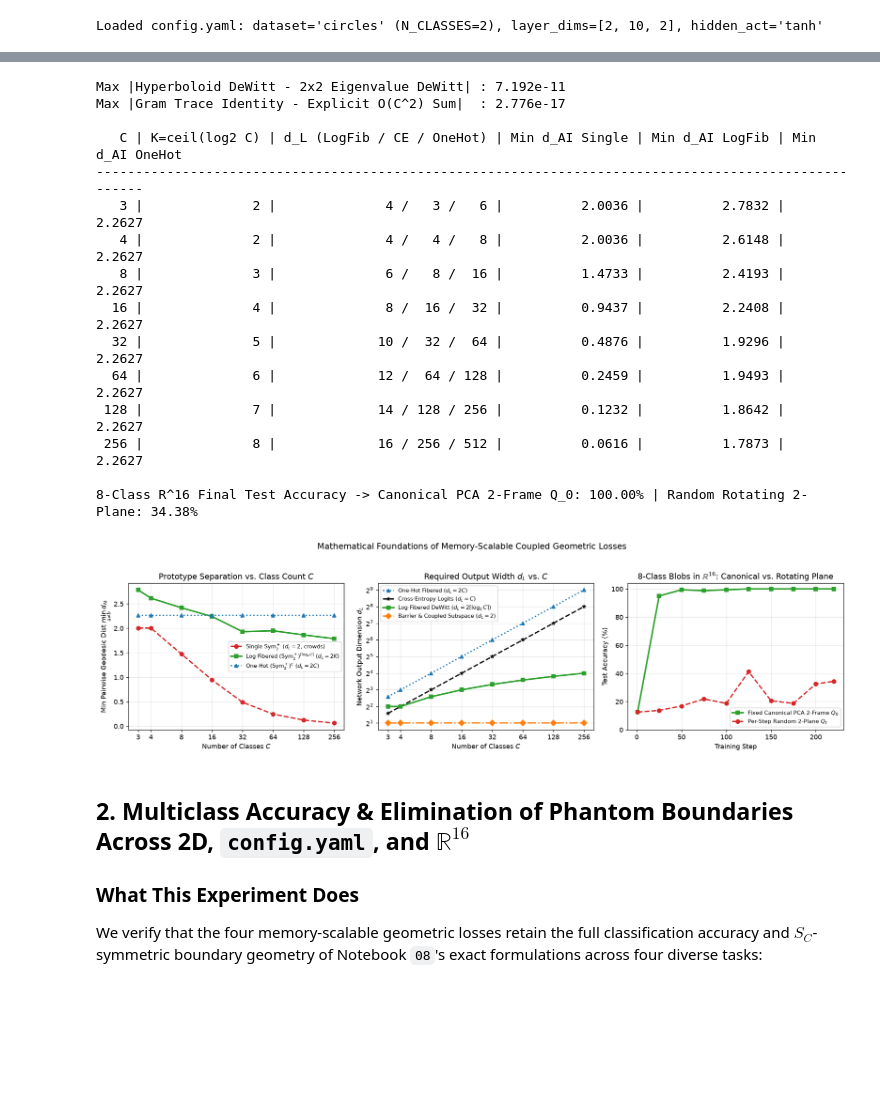
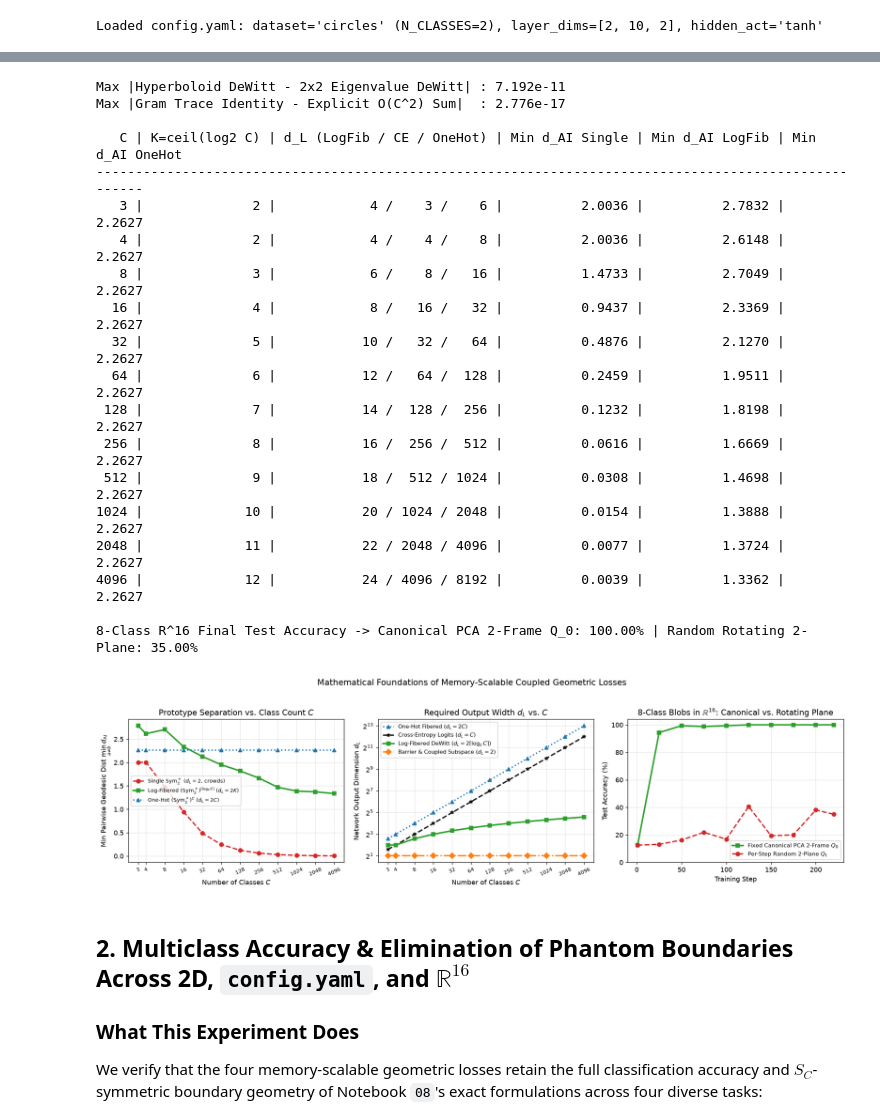
Before and after one commit to rramosp/metriclosses, a Jupyter notebook: notebooks/09-scalable-coupled-multiclass.ipynb, the cells around one changed output, grey strips where cells are left out. Saved outputs shown, nothing was run; the diff lists cells and outputs as text; code cells hidden in the pictures; blank space fills up the shorter version.

```diff
--- a/notebooks/09-scalable-coupled-multiclass.ipynb
+++ b/notebooks/09-scalable-coupled-multiclass.ipynb
@@ -209,29 +209,43 @@ err_gram = abs(gram_info["mean_cross_cls_sq"] - explicit_off)
 print(f"Max |Hyperboloid DeWitt - 2x2 Eigenvalue DeWitt| : {err_hyp:.3e}")
 print(f"Max |Gram Trace Identity - Explicit O(C^2) Sum|  : {err_gram:.3e}\n")
 
-c_grid = [3, 4, 8, 16, 32, 64, 128, 256]
+c_grid = [3, 4, 8, 16, 32, 64, 128, 256, 512, 1024, 2048, 4096]
 min_d_single, min_d_logfib, min_d_onehot = [], [], []
 dl_ce, dl_logfib, dl_onehot, dl_const = [], [], [], []
+proto_cache_nb09 = {}
 
 print(f"{'C':>4} | {'K=ceil(log2 C)':>14} | {'d_L (LogFib / CE / OneHot)':>26} | {'Min d_AI Single':>15} | {'Min d_AI LogFib':>15} | {'Min d_AI OneHot':>15}")
 print("-" * 102)
 for c_val in c_grid:
-    # Single Sym^+_2
+    # Single Sym^+_2 (chunked min pairwise distance)
     pr_s, pisq_s = build_dewitt_simplex_prototypes(c_val, tau=0.80)
-    d2_s = compute_dewitt_dist_sq(pr_s, pisq_s) + torch.eye(c_val) * 1e6
-    md_s = math.sqrt(d2_s.min().item())
+    md_s_sq = float("inf")
+    for r0 in range(0, c_val, 64):
+        r1 = min(r0 + 64, c_val)
+        d2_blk = compute_dewitt_dist_sq(pr_s[r0:r1], pisq_s)
+        for loc_i in range(r1 - r0):
+            d2_blk[loc_i, r0 + loc_i] = 1e6
+        md_s_sq = min(md_s_sq, d2_blk.min().item())
+    md_s = math.sqrt(md_s_sq)
     min_d_single.append(md_s)
 
-    # Log-Fibered (Sym^+_2)^K
+    # Log-Fibered (Sym^+_2)^K (chunked min pairwise distance, cached for Sec 4 & 5)
     k_f, sp_f, up_f = build_log_fiber_prototypes(c_val, tau=0.80)
+    proto_cache_nb09[c_val] = (k_f, sp_f, up_f)
     up_f_pos = up_f * torch.tensor([1.0, -1.0, -1.0])
-    d2_f = hyperboloid_dewitt_dist_sq(
-        sp_f[:, None, :], up_f_pos[:, None, :, :], sp_f[None, :, :], up_f[None, :, :, :]
-    ) + torch.eye(c_val) * 1e6
-    md_f = math.sqrt(d2_f.min().item())
+    md_f_sq = float("inf")
+    for r0 in range(0, c_val, 64):
+        r1 = min(r0 + 64, c_val)
+        d2_blk = hyperboloid_dewitt_dist_sq(
+            sp_f[r0:r1, None, :], up_f_pos[r0:r1, None, :, :], sp_f[None, :, :], up_f[None, :, :, :]
+        )
+        for loc_i in range(r1 - r0):
+            d2_blk[loc_i, r0 + loc_i] = 1e6
+        md_f_sq = min(md_f_sq, d2_blk.min().item())
+    md_f = math.sqrt(md_f_sq)
     min_d_logfib.append(md_f)
 
-    # One-Hot (Sym^+_2)^C: active vs rest differs in 2 fibers by 2*(2*tau^2) = 4*tau^2 -> d = 2*tau
+    # One-Hot (Sym^+_2)^C: active vs rest differs in 2 fibers
     md_oh = 2.0 * math.sqrt(2.0) * 0.80
     min_d_onehot.append(md_oh)
 
@@ -239,7 +253,7 @@ for c_val in c_grid:
     dl_logfib.append(2 * k_f)
     dl_onehot.append(2 * c_val)
     dl_const.append(2)
-    print(f"{c_val:4d} | {k_f:14d} | {f'{2*k_f:3d} / {c_val:3d} / {2*c_val:3d}':>26} | {md_s:15.4f} | {md_f:15.4f} | {md_oh:15.4f}")
+    print(f"{c_val:4d} | {k_f:14d} | {f'{2*k_f:3d} / {c_val:4d} / {2*c_val:4d}':>26} | {md_s:15.4f} | {md_f:15.4f} | {md_oh:15.4f}")
 
 # Compare Canonical PCA 2-Frame Q_0 vs Random Rotating 2-Plane on 8-Class R^16
 X8_tr, y8_tr, X8_te, y8_te = get_synthetic_dataset("blobs", n_train=320, n_test=160, n_classes=8, input_dim=16, cluster_std=0.72, seed=11)
@@ -279,56 +293,60 @@ axes[0].plot(c_grid, min_d_logfib, "s-", color="#2ca02c", lw=2.3, label=r"Log-Fi
 axes[0].plot(c_grid, min_d_onehot, "^:", color="#1f77b4", lw=2.0, label=r"One-Hot $(\mathrm{Sym}^+_2)^C$ ($d_L = 2C$)")
 axes[0].set_xscale("log", base=2)
 axes[0].set_xticks(c_grid)
-axes[0].set_xticklabels([str(c) for c in c_grid])
+axes[0].set_xticklabels([str(c) for c in c_grid], fontsize=7.5, rotation=25)
 axes[0].set_xlabel("Number of Classes $C$")
 axes[0].set_ylabel(r"Min Pairwise Geodesic Dist $\min_{a \neq b} d_{\mathrm{AI}}$")
 axes[0].set_title("Prototype Separation vs. Class Count $C$")
 axes[0].grid(alpha=0.3)
-axes[0].legend(fontsize=8.2)
+axes[0].legend(fontsize=8.0)
 
 axes[1].plot(c_grid, dl_onehot, "^:", color="#1f77b4", lw=2.0, label=r"One-Hot Fibered ($d_L = 2C$)")
 axes[1].plot(c_grid, dl_ce, "*--", color="#111111", lw=2.0, label=r"Cross-Entropy Logits ($d_L = C$)")
 axes[1].plot(c_grid, dl_logfib, "s-", color="#2ca02c", lw=2.3, label=r"Log-Fibered DeWitt ($d_L = 2\lceil\log_2 C\rceil$)")
 axes[1].plot(c_grid, dl_const, "D-.", color="#ff7f0e", lw=2.0, label=r"Barrier & Coupled Subspace ($d_L = 2$)")
 axes[1].set_xscale("log", base=2)
 axes[1].set_yscale("log", base=2)
 axes[1].set_xticks(c_grid)
-axes[1].set_xticklabels([str(c) for c in c_grid])
+axes[1].set_xticklabels([str(c) for c in c_grid], fontsize=7.5, rotation=25)
 axes[1].set_xlabel("Number of Classes $C$")
 axes[1].set_ylabel("Network Output Dimension $d_L$")
 axes[1].set_title("Required Output Width $d_L$ vs. $C$")
 axes[1].grid(alpha=0.3, which="both")
 axes[1].legend(fontsize=8.2)
 
 axes[2].plot(steps_eval, acc_can_hist, "s-", color="#2ca02c", lw=2.3, label=r"Fixed Canonical PCA 2-Frame $Q_0$")
 axes[2].plot(steps_eval, acc_rnd_hist, "o--", color="#d62728", lw=2.0, label=r"Per-Step Random 2-Plane $Q_t$")
 axes[2].set_xlabel("Training Step")
 axes[2].set_ylabel("Test Accuracy (%)")
 axes[2].set_ylim(0, 104)
 axes[2].set_title(r"8-Class Blobs in $\mathbb{R}^{16}$: Canonical vs. Rotating Plane")
 axes[2].grid(alpha=0.3)
 axes[2].legend(fontsize=8.5, loc="lower right")
 
 plt.suptitle("Mathematical Foundations of Memory-Scalable Coupled Geometric Losses", y=1.03, fontsize=13)
 plt.tight_layout()
 plt.show()
 # %% [output]
 Max |Hyperboloid DeWitt - 2x2 Eigenvalue DeWitt| : 7.192e-11
 Max |Gram Trace Identity - Explicit O(C^2) Sum|  : 2.776e-17
 
    C | K=ceil(log2 C) | d_L (LogFib / CE / OneHot) | Min d_AI Single | Min d_AI LogFib | Min d_AI OneHot
 ------------------------------------------------------------------------------------------------------
-   3 |              2 |              4 /   3 /   6 |          2.0036 |          2.7832 |          2.2627
-   4 |              2 |              4 /   4 /   8 |          2.0036 |          2.6148 |          2.2627
-   8 |              3 |              6 /   8 /  16 |          1.4733 |          2.4193 |          2.2627
-  16 |              4 |              8 /  16 /  32 |          0.9437 |          2.2408 |          2.2627
-  32 |              5 |             10 /  32 /  64 |          0.4876 |          1.9296 |          2.2627
-  64 |              6 |             12 /  64 / 128 |          0.2459 |          1.9493 |          2.2627
- 128 |              7 |             14 / 128 / 256 |          0.1232 |          1.8642 |          2.2627
- 256 |              8 |             16 / 256 / 512 |          0.0616 |          1.7873 |          2.2627
+   3 |              2 |            4 /    3 /    6 |          2.0036 |          2.7832 |          2.2627
+   4 |              2 |            4 /    4 /    8 |          2.0036 |          2.6148 |          2.2627
+   8 |              3 |            6 /    8 /   16 |          1.4733 |          2.7049 |          2.2627
+  16 |              4 |            8 /   16 /   32 |          0.9437 |          2.3369 |          2.2627
+  32 |              5 |           10 /   32 /   64 |          0.4876 |          2.1270 |          2.2627
+  64 |              6 |           12 /   64 /  128 |          0.2459 |          1.9511 |          2.2627
+ 128 |              7 |           14 /  128 /  256 |          0.1232 |          1.8198 |          2.2627
+ 256 |              8 |           16 /  256 /  512 |          0.0616 |          1.6669 |          2.2627
+ 512 |              9 |           18 /  512 / 1024 |          0.0308 |          1.4698 |          2.2627
+1024 |             10 |           20 / 1024 / 2048 |          0.0154 |          1.3888 |          2.2627
+2048 |             11 |           22 / 2048 / 4096 |          0.0077 |          1.3724 |          2.2627
+4096 |             12 |           24 / 4096 / 8192 |          0.0039 |          1.3362 |          2.2627
 
-8-Class R^16 Final Test Accuracy -> Canonical PCA 2-Frame Q_0: 100.00% | Random Rotating 2-Plane: 34.38%
+8-Class R^16 Final Test Accuracy -> Canonical PCA 2-Frame Q_0: 100.00% | Random Rotating 2-Plane: 35.00%
-[figure, old version]
+[figure, new version]
 # %% [markdown]
 ## 2. Multiclass Accuracy & Elimination of Phantom Boundaries Across 2D, `config.yaml`, and $\mathbb{R}^{16}$
 
```
Also changed, not shown: parts of 8 cells of this notebook, 4 other files.
